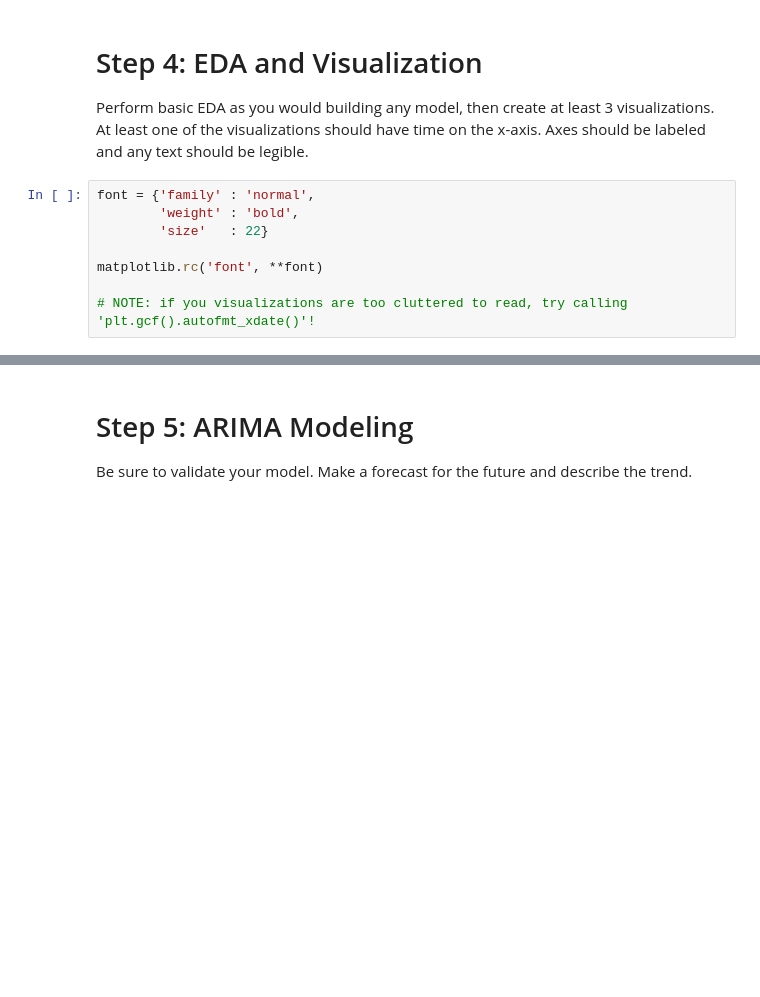
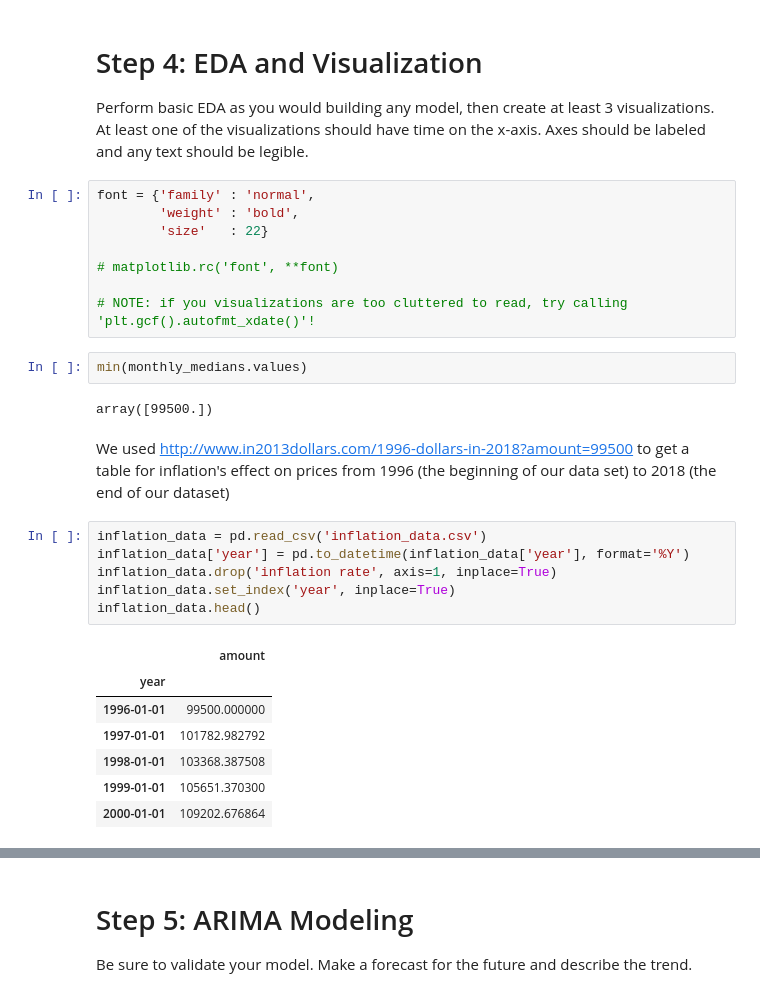
Before and after one commit to zapatos24/mod_4_project, a Jupyter notebook: owens_wip.ipynb, the cells around one changed output, grey strips where cells are left out. Saved outputs shown, nothing was run; the diff lists cells and outputs as text; blank space fills up the shorter version.

```diff
--- a/owens_wip.ipynb
+++ b/owens_wip.ipynb
@@ -181,6 +197,26 @@ font = {'family' : 'normal',
         'weight' : 'bold',
         'size'   : 22}
 
-matplotlib.rc('font', **font)
+# matplotlib.rc('font', **font)
 
 # NOTE: if you visualizations are too cluttered to read, try calling 'plt.gcf().autofmt_xdate()'!
+# %%
+min(monthly_medians.values)
+# %% [output]
+array([99500.])
+# %% [markdown]
+We used http://www.in2013dollars.com/1996-dollars-in-2018?amount=99500 to get a table for inflation's effect on prices from 1996 (the beginning of our data set) to 2018 (the end of our dataset)
+# %%
+inflation_data = pd.read_csv('inflation_data.csv')
+inflation_data['year'] = pd.to_datetime(inflation_data['year'], format='%Y')
+inflation_data.drop('inflation rate', axis=1, inplace=True)
+inflation_data.set_index('year', inplace=True)
+inflation_data.head()
+# %% [output]
+|  | amount |
+| year |  |
+| 1996-01-01 | 99500.000000 |
+| 1997-01-01 | 101782.982792 |
+| 1998-01-01 | 103368.387508 |
+| 1999-01-01 | 105651.370300 |
+| 2000-01-01 | 109202.676864 |
```
Also changed, not shown: parts of 11 cells of this notebook, 1 other file.
